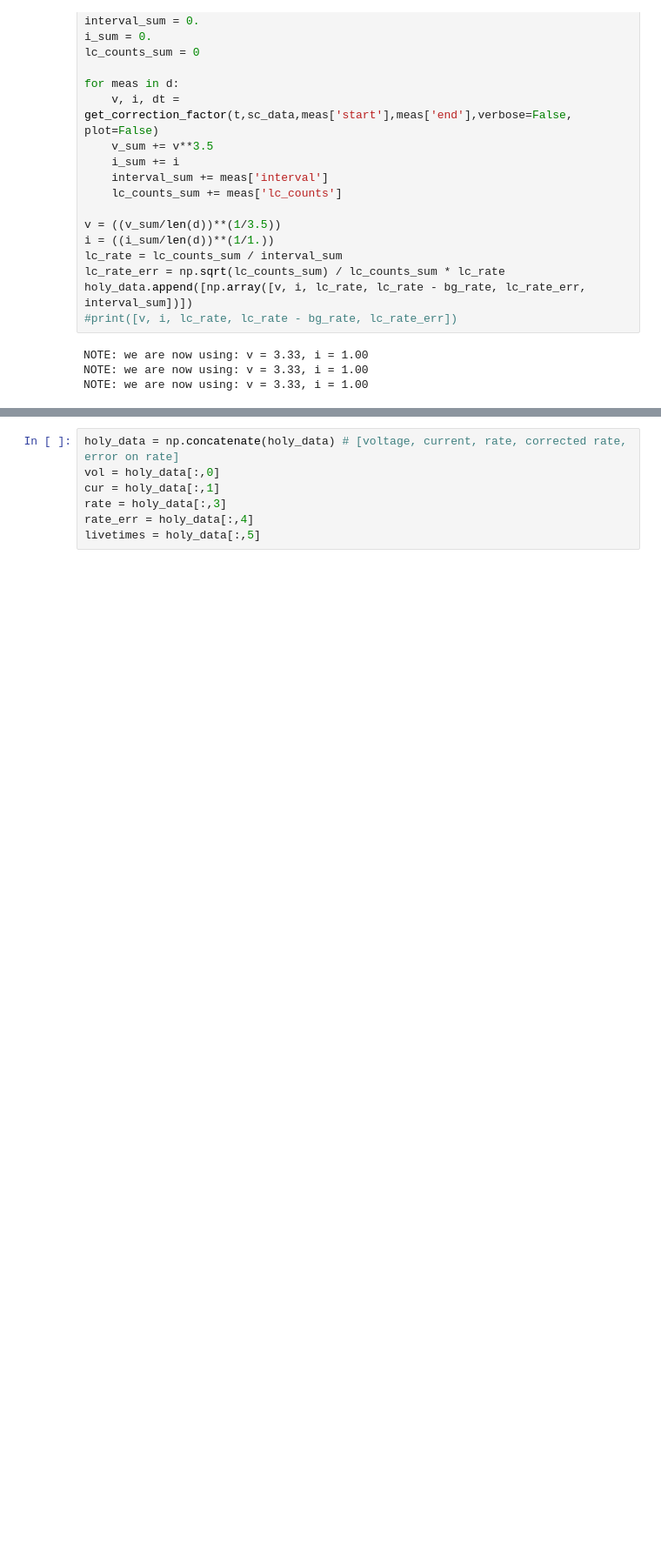
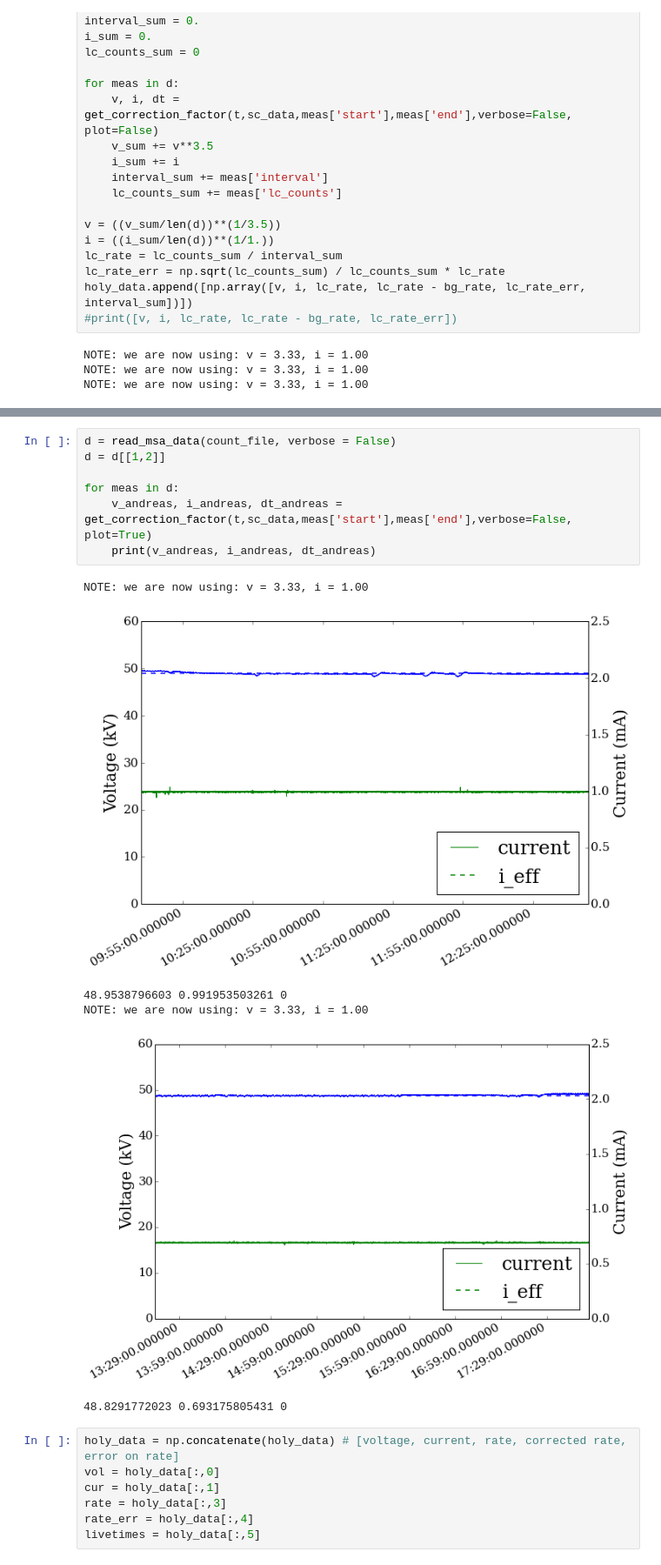
Before and after one commit to XENON1T/PTB, a Jupyter notebook: 04_count_rate_as_function_of_v_and_i.ipynb, the cells around one changed output, grey strips where cells are left out. Shown at 87% size. Cells and saved outputs as stored; diff of their text form; blank space fills up the shorter version.

```diff
--- a/04_count_rate_as_function_of_v_and_i.ipynb
+++ b/04_count_rate_as_function_of_v_and_i.ipynb
@@ -196,6 +197,20 @@ i_avg: 1.990845
 i_std: 0.003121
 
 deadtime: 0
+# %%
+d = read_msa_data(count_file, verbose = False)
+d = d[[1,2]]
+
+for meas in d:
+    v_andreas, i_andreas, dt_andreas = get_correction_factor(t,sc_data,meas['start'],meas['end'],verbose=False, plot=True)
+    print(v_andreas, i_andreas, dt_andreas)
+# %% [output]
+NOTE: we are now using: v = 3.33, i = 1.00
+[figure, added]
+48.9538796603 0.991953503261 0
+NOTE: we are now using: v = 3.33, i = 1.00
+[figure, added]
+48.8291772023 0.693175805431 0
 # %%
 holy_data = np.concatenate(holy_data) # [voltage, current, rate, corrected rate, error on rate]
 vol = holy_data[:,0]
```
Also changed, not shown: parts of 1 cell of this notebook, 27 other files.
